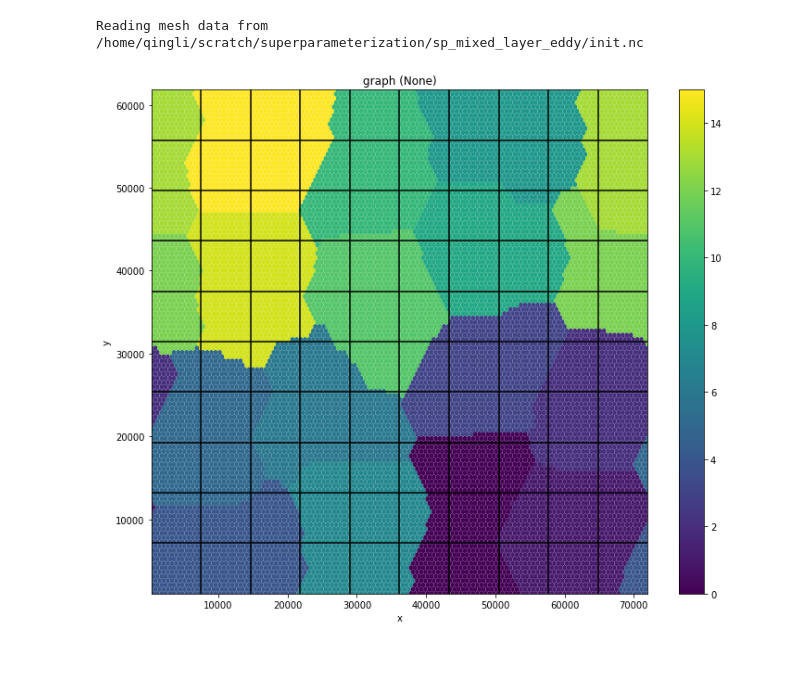
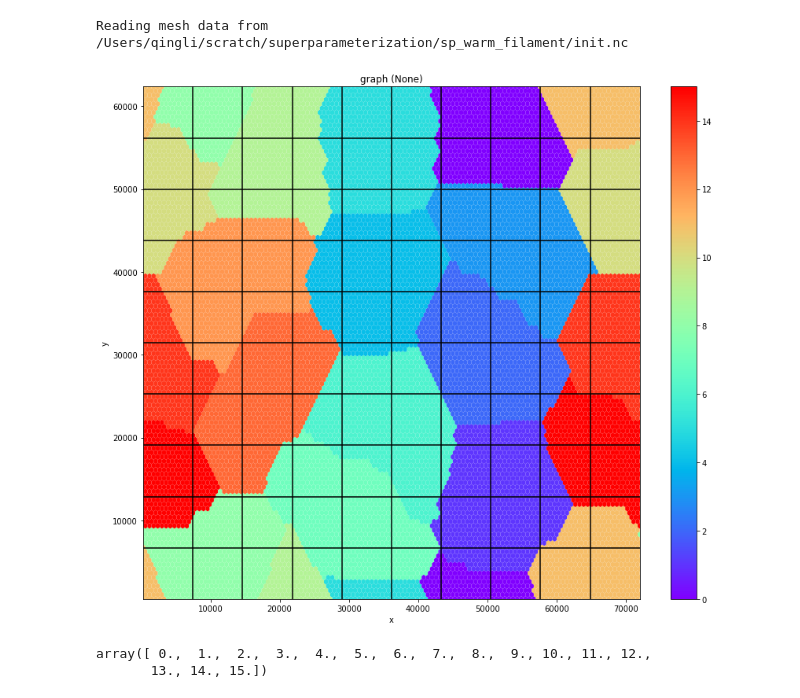
Before and after one commit to qingli411/mpasanalysis, a Jupyter notebook: plot_graph.ipynb, the cells around one changed output. Drawn from its saved outputs; the diff is of its cells as text; code cells hidden in the pictures; blank space fills up the shorter version.

```diff
--- a/plot_graph.ipynb
+++ b/plot_graph.ipynb
@@ -15,20 +16,40 @@ def plot_vlines(xfrac, axis=None, **kwargs):
     xmin, xmax = axis.get_xlim()
     xf = xmin+xfrac*(xmax-xmin)
     plt.axvline(xf, **kwargs)
+# %%
+npart = 16
+# root_dir = os.environ['HOME']+'/scratch/summit/sp_warm_filament'
+root_dir = os.environ['HOME']+'/scratch/superparameterization/sp_warm_filament'
+graph_file = root_dir+'/graph.info.part.{:d}'.format(npart)
+mesh_file = root_dir+'/init.nc'
+# figdir = os.environ['HOME']+'/work/superParameterization/sp_mixed_layer_eddy'
+figdir = os.environ['HOME']+'/work/superParameterization/sp_warm_filament'
+os.makedirs(figdir, exist_ok=True)
+savefig = True
 # %%
 # graph file
-root_dir = '/home/qingli/scratch/superparameterization/sp_mixed_layer_eddy'
-graph_file = root_dir+'/graph.info.part.16'
-mesh_file = root_dir+'/init.nc'
 data = np.loadtxt(graph_file)
 mesh = MPASMesh(filepath=mesh_file)
 graph = MPASODomain(data=data, mesh=mesh, position='cell', name='graph')
-fig_xy = plt.figure(figsize=[12,10])
-graph.plot()
+fig = plt.figure(figsize=[12,10])
+levels = np.linspace(0,npart-1,npart)
+graph.plot(levels=levels, cmap='rainbow')
 axis = plt.gca()
 for frac in np.linspace(0.1,0.9, 9):
     plot_vlines(frac, axis=axis, color='k')
     plot_hlines(frac, axis=axis, color='k')
+
+# save figures
+if savefig:
+    plt.tight_layout()
+    assert figdir is not None, 'figdir required.'
+    figname = figdir+'/graph_{:d}.pdf'.format(npart)
+    fig.savefig(figname, dpi = 300)
 # %% [output]
-Reading mesh data from /home/qingli/scratch/superparameterization/sp_mixed_layer_eddy/init.nc
+Reading mesh data from /Users/qingli/scratch/superparameterization/sp_warm_filament/init.nc
-[figure, old version]
+[figure, new version]
+# %%
+levels
+# %% [output]
+array([ 0.,  1.,  2.,  3.,  4.,  5.,  6.,  7.,  8.,  9., 10., 11., 12.,
+       13., 14., 15.])
```
Also changed, not shown: parts of 1 cell of this notebook, 4 other files.
